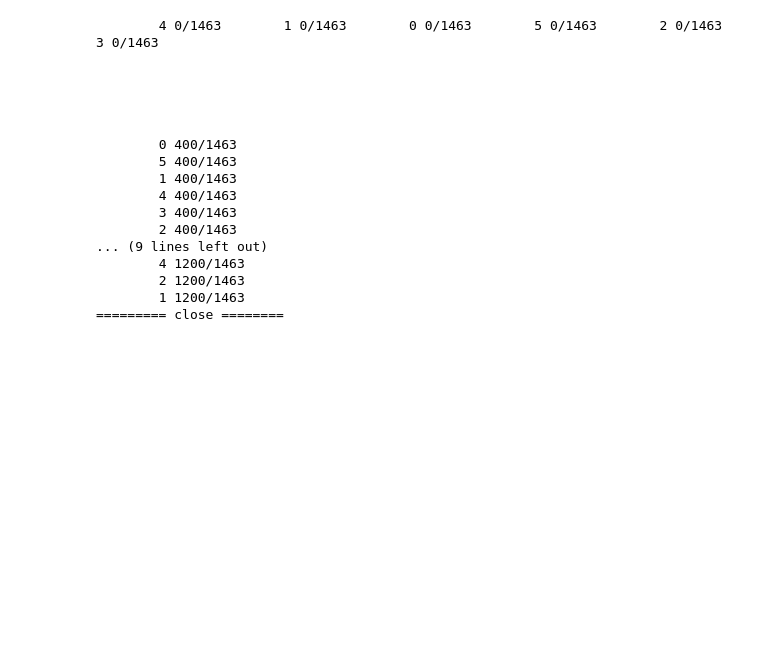
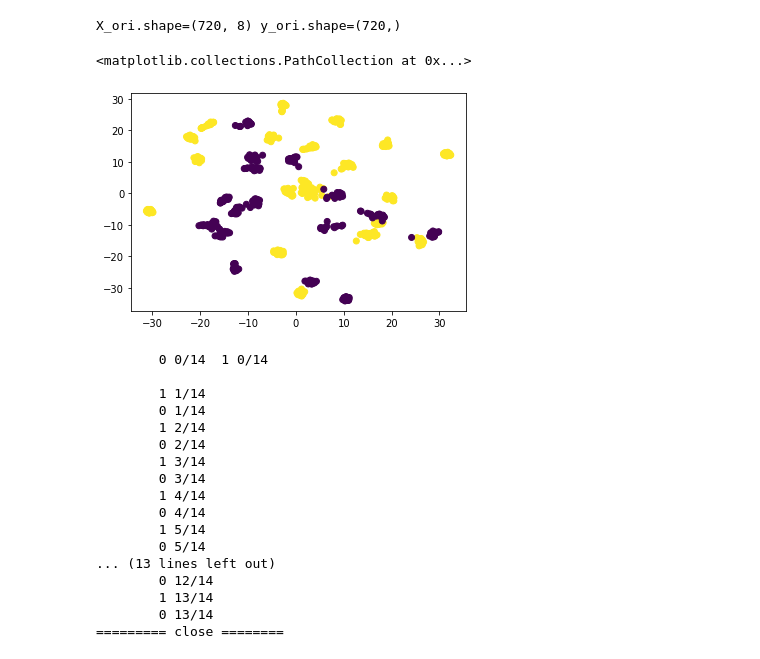
Before and after one commit to akraradets/EEG_ChronicStress, a Jupyter notebook: 2-ChronicStress/8_1-feature_important.ipynb, the cells around one changed output. Drawn from its saved outputs; the diff is of its cells as text; code cells hidden in the pictures; blank space fills up the shorter version.

```diff
--- a/2-ChronicStress/8_1-feature_important.ipynb
+++ b/2-ChronicStress/8_1-feature_important.ipynb
@@ -63,3 +75,18 @@ def cal(p_id,head, comb_list):
+# %%
+csv = pd.read_csv('export/15s_133features_filter_std_pca133.csv')
+head = list(csv.columns)
+head.remove('Unnamed: 0')
+head.remove('name')
+head.remove('score')
+head.remove('type')
+head = np.array(head)
+X,y = getXY(csv.copy(), features=head[:8])
+X_embedded = TSNE(n_components=2, learning_rate='auto', init='random').fit_transform(X)
+plt.scatter(X_embedded[:,0],X_embedded[:,1], c=y)
+# %% [output]
+X_ori.shape=(720, 8) y_ori.shape=(720,)
+<matplotlib.collections.PathCollection at 0x...>
+[figure, added]
 # %%
 csv = pd.read_csv('export/15s_133features_filter_std_pca133.csv')
 head = list(csv.columns)
@@ -69,42 +96,52 @@ head.remove('score')
 head.remove('type')
 head = np.array(head)
 
-accs = []
-cvs = []
-combs = []
-comb_list = list(combinations( range(133) ,2 ))
+
+comb_list = list(combinations(range(8),2))
+# comb_list = [(0,1),(0,2)]
 try:
     t_out = 60000
     pool = Pool()
     p_list = []
-    num_p = 6
-    for p_id in range(num_p):
-        p_list.append(pool.apply_async( cal, [p_id,head, comb_list[p_id::num_p]] ))
-    for i in range(num_p):
+    combs, accs, cvs, embeds = [],[],[],[]
+    p_num = 2
+    for p_id in range(p_num):
+        p_list.append(pool.apply_async( cal, [p_id, head,comb_list[p_id::p_num]] ))
+    for i in range(p_num):
         ans = p_list[i].get(timeout=t_out)
+        # combs,accs,cvs,X_embedded
         combs = combs + ans[0]
         accs = accs + ans[1]
         cvs = cvs + ans[2]
-    # ans_list
+        embeds = embeds + ans[3]
 finally:
     print("========= close ========")
     pool.close()
     pool.terminate()
+
+
+
+# for comb in combinations(range(8),2):
+#     X,y = getXY(csv.copy(), features=head[list(comb)], do_print=False)
+#     X_embedded = TSNE(n_components=2, learning_rate='auto', init='random').fit_transform(X)
+#     print(f"comb:{comb}")
+#     plt.scatter(X_embedded[:,0],X_embedded[:,1], c=y)
+#     plt.show()
 # %% [output]
-        4 0/1463        1 0/1463        0 0/1463        5 0/1463        2 0/1463        3 0/1463
+        0 0/14  1 0/14
 
-
-
-
-
-        0 400/1463
-        5 400/1463
-        1 400/1463
-        4 400/1463
-        3 400/1463
-        2 400/1463
-... (9 lines left out)
-        4 1200/1463
-        2 1200/1463
-        1 1200/1463
+        1 1/14
+        0 1/14
+        1 2/14
+        0 2/14
+        1 3/14
+        0 3/14
+        1 4/14
+        0 4/14
+        1 5/14
+        0 5/14
+... (13 lines left out)
+        0 12/14
+        1 13/14
+        0 13/14
 ========= close ========
```
Also changed, not shown: parts of 8 cells of this notebook.
